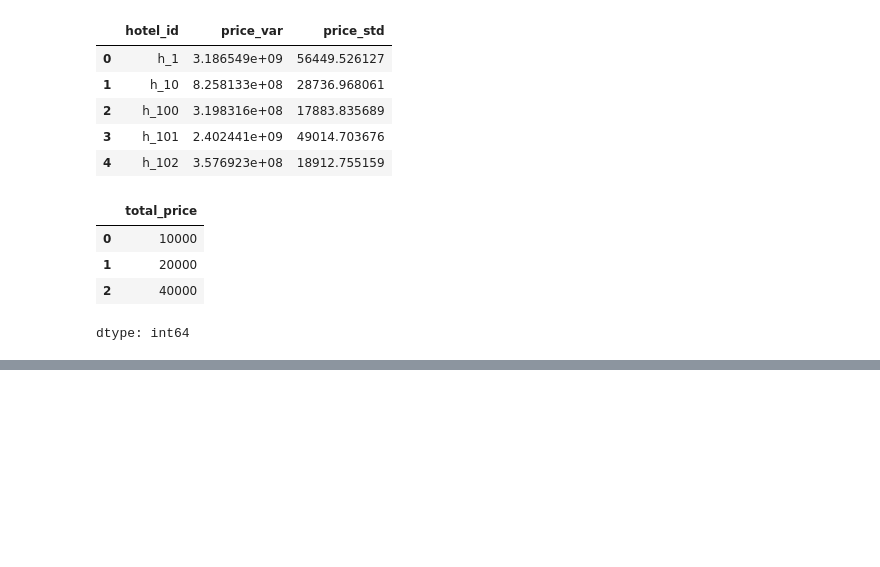
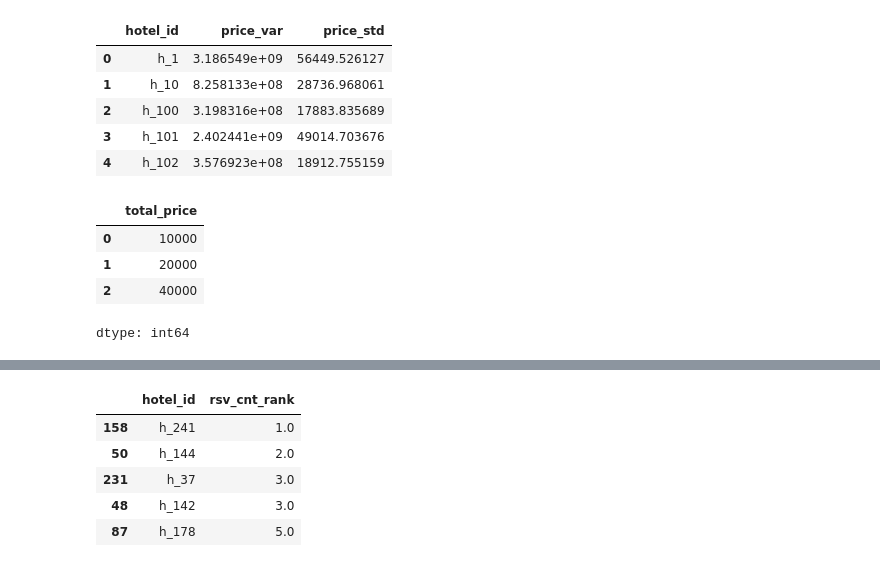
Before and after one commit to shake345/pre_treatment, a Jupyter notebook: pre_treatment.ipynb, the cells around one changed output, grey strips where cells are left out. Saved outputs shown, nothing was run; the diff lists cells and outputs as text; code cells hidden in the pictures; blank space fills up the shorter version.

```diff
--- a/pre_treatment.ipynb
+++ b/pre_treatment.ipynb
@@ -141,0 +157,18 @@ dtype: int64
+# %%
+# ランキング
+reserve_rank = reserve_tb.groupby('hotel_id').size().reset_index()
+reserve_rank.columns = ['hotel_id','rsv_cnt']
+
+# method='min':同率は同じランク（最小単位）を付与
+reserve_rank['rsv_cnt_rank'] = reserve_rank['rsv_cnt'].rank(ascending=False, method='min')
+reserve_rank = reserve_rank[['hotel_id','rsv_cnt_rank']]
+# %%
+reserve_rank_sorted = reserve_rank.sort_values(by='rsv_cnt_rank', ascending=True)
+display(reserve_rank_sorted.head())
+# %% [output]
+|  | hotel_id | rsv_cnt_rank |
+| 158 | h_241 | 1.0 |
+| 50 | h_144 | 2.0 |
+| 231 | h_37 | 3.0 |
+| 48 | h_142 | 3.0 |
+| 87 | h_178 | 5.0 |
```
Also changed, not shown: parts of 6 cells of this notebook.
